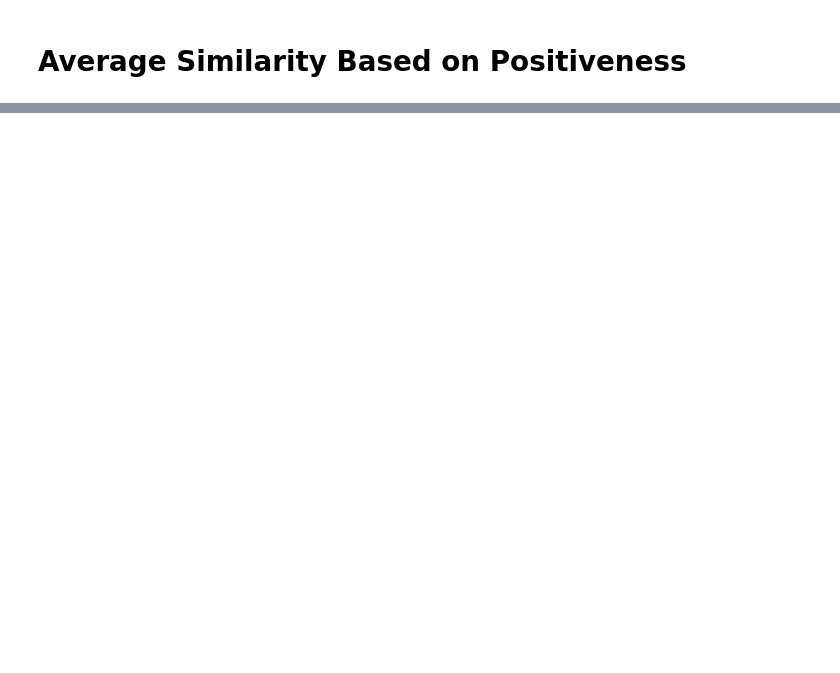
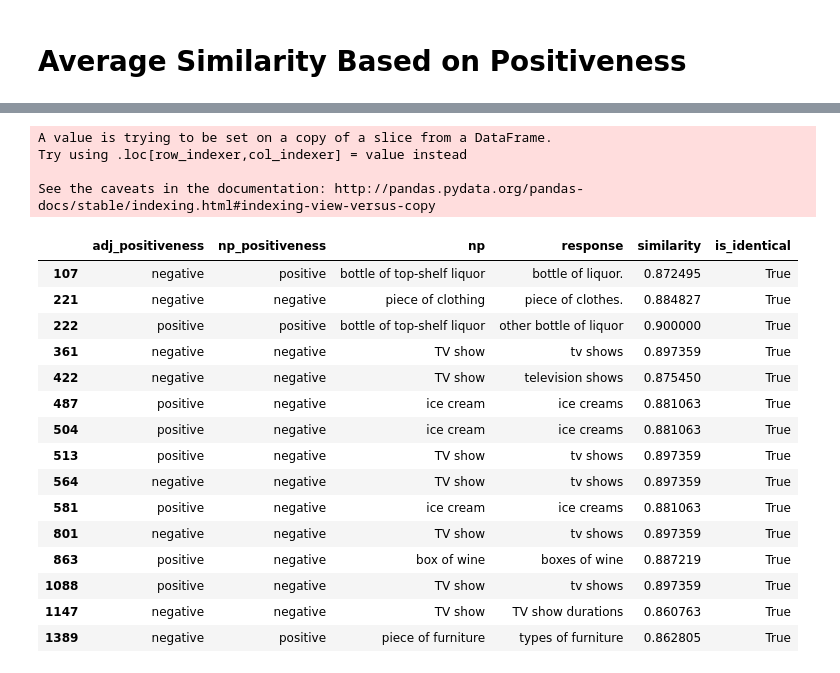
Before and after one commit to mhtess/comparison-class, a Jupyter notebook: analysis/Embedding Analysis.ipynb, the cells around one changed output, grey strips where cells are left out. Drawn from its saved outputs; the diff is of its cells as text; code cells hidden in the pictures; blank space fills up the shorter version.

```diff
--- a/analysis/Embedding Analysis.ipynb
+++ b/analysis/Embedding Analysis.ipynb
@@ -28,3 +46,28 @@ Number of unique NPs (including responses): 496
+# %%
+# Did they fail the memory check?
+memory_check_file = '../data/pilot-classElicitation-free-3/class-elicitation-free-3-catch_trials.csv'
+memory_check_df = pd.read_csv(memory_check_file)[['workerid', 'correct']]
+
+passed_memory_check = memory_check_df.groupby(['workerid']).sum() >= 8
+
+df = pd.merge(df, passed_memory_check, on = ['workerid'], how = 'left')
+df = df[df['correct'] == True].drop(columns = ['correct'])
+
+
+
+# lemmatizer = WordNetLemmatizer()
+
+# def process_response_group(responses, lemmatizer):
+
+#     responses_lemmatized = []
+#     for r in responses:
+#         # remove leading/trailing spaces
+#         r = r.strip()
+#         # remove trailing punctuation
+#         r = r.rstrip(punctuation)
+#         responses_lemmatized.append(lemmatizer.lemmatize(r))
+#     response_freqs = Counter(responses_lemmatized).most_common()
+#     return response_freqs
 # %% [markdown]
 # Querying Word Embeddings
 # %% [markdown]
@@ -167,0 +225,39 @@ See the caveats in the documentation: http://pandas.pydata.org/pandas-docs/stabl
+# %%
+vars_to_keep = ['adj_positiveness', 'np_positiveness', 'np', 'response']
+with_identity = df[vars_to_keep]
+
+# Add similarity ratings
+with_identity = append_similarity(with_identity).dropna()
+
+
+with_identity['is_identical'] = with_identity['similarity'].apply(lambda sim: sim >= .85)
+
+with_identity['is_identical'].value_counts()
+
+close_enough = with_identity[with_identity['is_identical'] == True]
+
+close_enough = close_enough[close_enough['similarity'] < .90]
+
+
+close_enough
+# %% [output]
+A value is trying to be set on a copy of a slice from a DataFrame.
+Try using .loc[row_indexer,col_indexer] = value instead
+
+See the caveats in the documentation: http://pandas.pydata.org/pandas-docs/stable/indexing.html#indexing-view-versus-copy
+|  | adj_positiveness | np_positiveness | np | response | similarity | is_identical |
+| 107 | negative | positive | bottle of top-shelf liquor | bottle of liquor. | 0.872495 | True |
+| 221 | negative | negative | piece of clothing | piece of clothes. | 0.884827 | True |
+| 222 | positive | positive | bottle of top-shelf liquor | other bottle of liquor | 0.900000 | True |
+| 361 | negative | negative | TV show | tv shows | 0.897359 | True |
+| 422 | negative | negative | TV show | television shows | 0.875450 | True |
+| 487 | positive | negative | ice cream | ice creams | 0.881063 | True |
+| 504 | positive | negative | ice cream | ice creams | 0.881063 | True |
+| 513 | positive | negative | TV show | tv shows | 0.897359 | True |
+| 564 | negative | negative | TV show | tv shows | 0.897359 | True |
+| 581 | positive | negative | ice cream | ice creams | 0.881063 | True |
+| 801 | negative | negative | TV show | tv shows | 0.897359 | True |
+| 863 | positive | negative | box of wine | boxes of wine | 0.887219 | True |
+| 1088 | positive | negative | TV show | tv shows | 0.897359 | True |
+| 1147 | negative | negative | TV show | TV show durations | 0.860763 | True |
+| 1389 | negative | positive | piece of furniture | types of furniture | 0.862805 | True |
```
Also changed, not shown: parts of 7 cells of this notebook.
